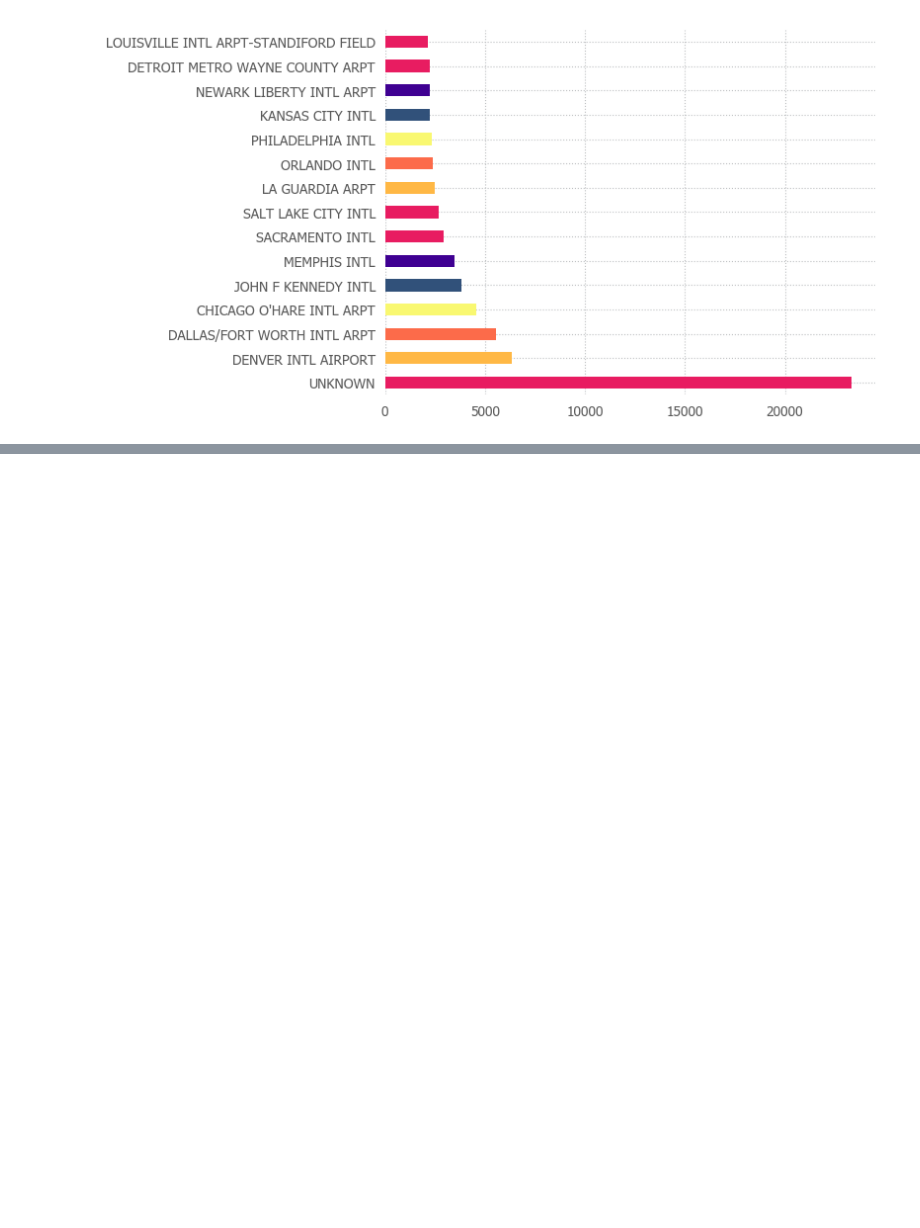
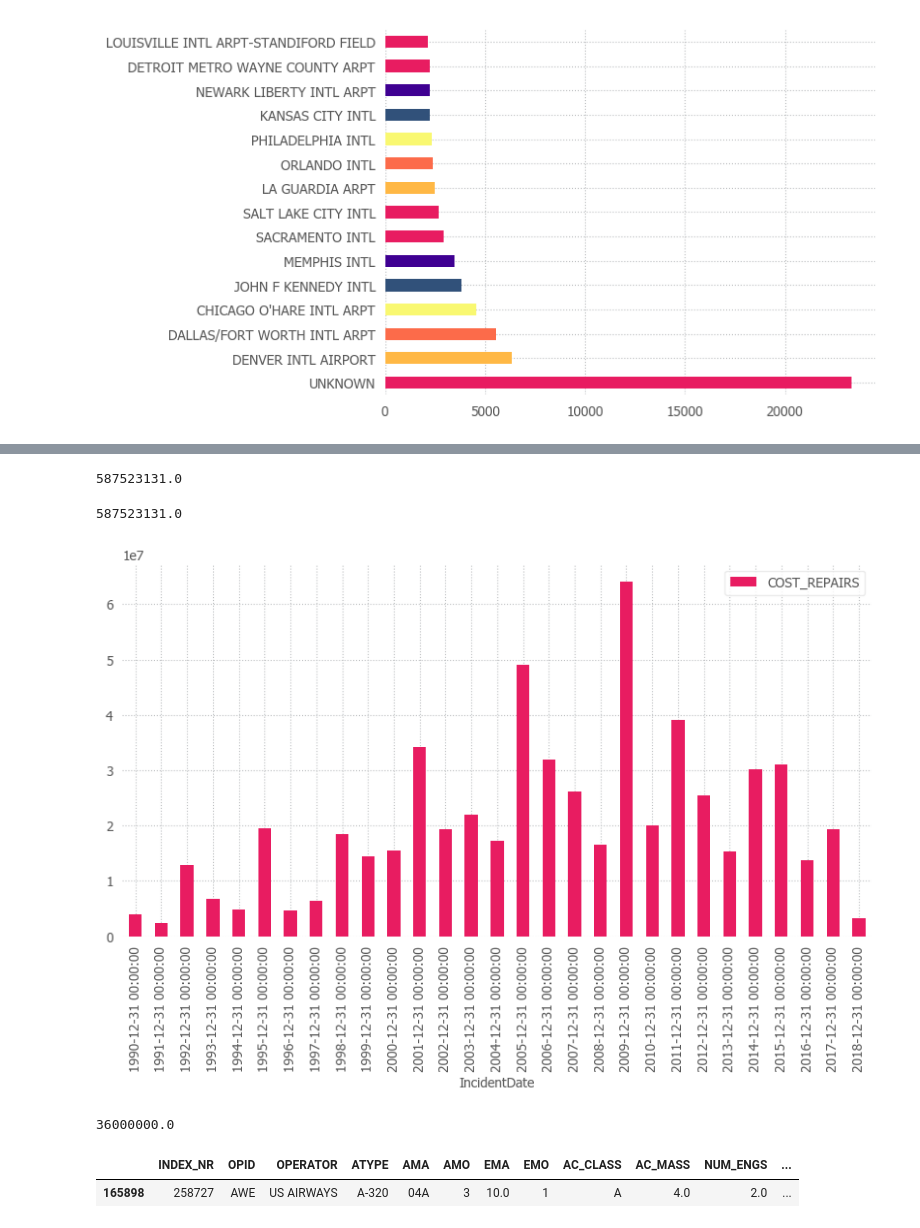
Before and after one commit to angelareplica/data-studio, a Jupyter notebook: code/04-aircraft-wildlife-strikes/faa-wildlife-strikes.ipynb, the cells around one changed output, grey strips where cells are left out. Drawn from its saved outputs; the diff is of its cells as text; code cells hidden in the pictures; blank space fills up the shorter version.

```diff
--- a/code/04-aircraft-wildlife-strikes/faa-wildlife-strikes.ipynb
+++ b/code/04-aircraft-wildlife-strikes/faa-wildlife-strikes.ipynb
@@ -268,0 +307,35 @@ repairs_df.COST_REPAIRS.sum()
+# %%
+#In total, how much have repairs cost?
+repairs_df.COST_REPAIRS.sum()
+# %% [output]
+587523131.0
+# %%
+#Double check
+everything.COST_REPAIRS.sum()
+# %% [output]
+587523131.0
+# %%
+#how much has been spent on repairs over the years
+everything.resample('A', on='IncidentDate').sum().plot(y=['COST_REPAIRS'], figsize=(10, 5), kind='bar')
+plt.savefig("repairs_cost.pdf")
+plt.show()
+# maybe worth looking into what crashes happened in 2009
+# %% [output]
+[figure, added]
+# %%
+#Costliest repair
+repairs_df.COST_REPAIRS.max()
+# %% [output]
+36000000.0
+# %%
+#Context of the costliest repair
+repairs_df[repairs_df.COST_REPAIRS > 30000000]
+#Happened 1/15/2009 (probably accounting for the spike in the bar chart) when a
+# U.S. Airways Flight hit multiple Canada Geese while climbing on departure.
+# 150 passengers + 5 vrew were rescued by ferry boats, police boats, and U.S. coast guard.
+# No fatalities, 1 serious injury
+# PAYMENT FOR AIRFAME AND ENGINES WAS $36 MILLION.
+# 11-100 birds seen; 2-10 struck
+# %% [output]
+|  | INDEX_NR | OPID | OPERATOR | ATYPE | AMA | AMO | EMA | EMO | AC_CLASS | AC_MASS | NUM_ENGS | ... |
+| 165898 | 258727 | AWE | US AIRWAYS | A-320 | 04A | 3 | 10.0 | 1 | A | 4.0 | 2.0 | ... |
```
Also changed, not shown: parts of 17 cells of this notebook, 14 other files.
